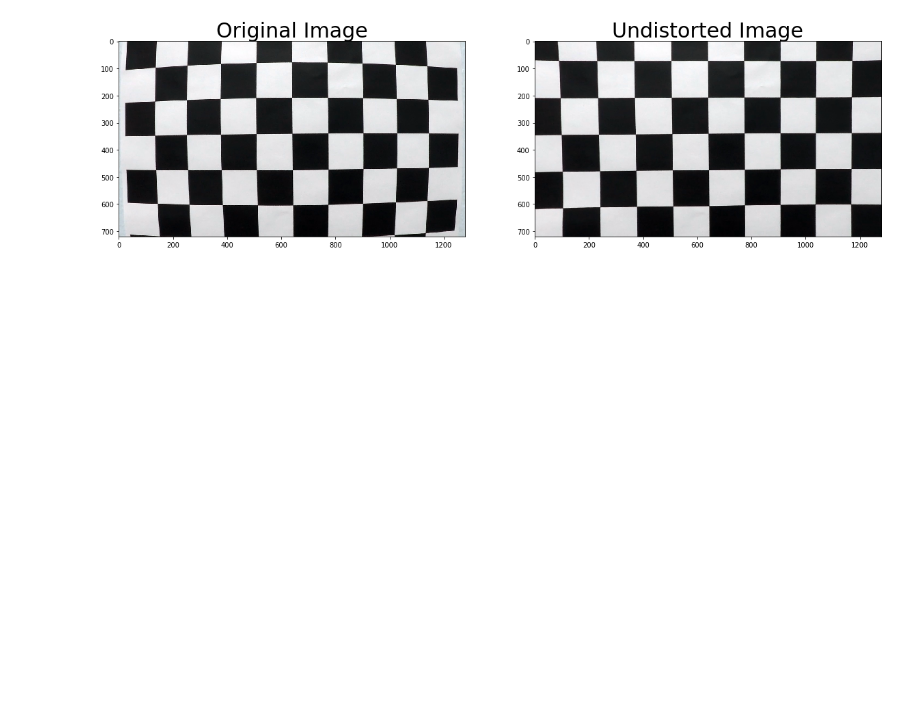
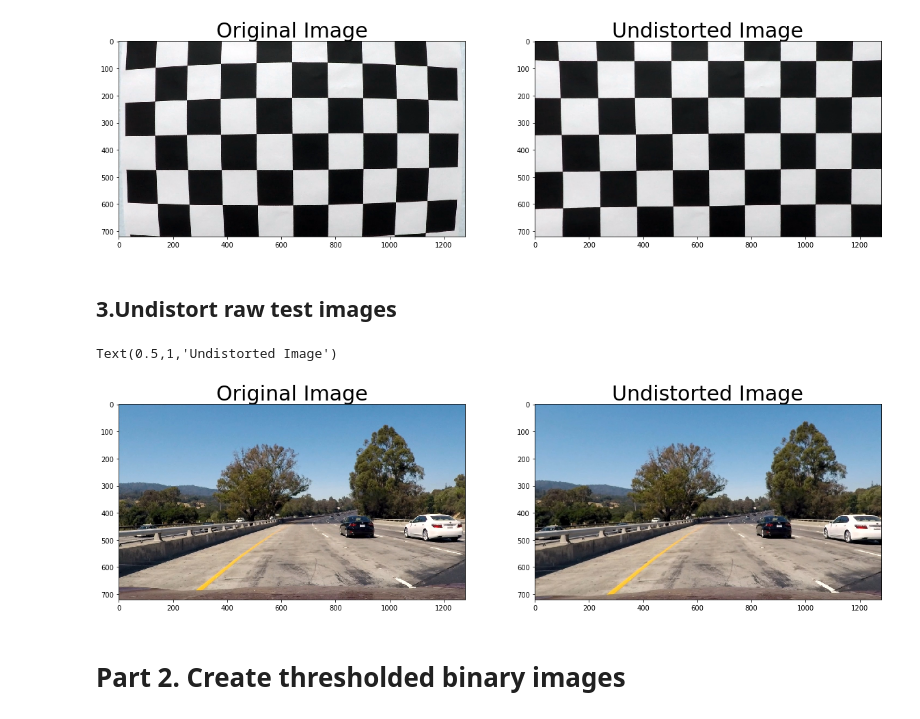
Before and after one commit to LeisAlAyoubi/-CarND-Advanced-Lane-Lines, a Jupyter notebook: advanced_lane_line_project.ipynb, the cells around one changed output. Saved outputs shown, nothing was run; the diff lists cells and outputs as text; code cells hidden in the pictures; blank space fills up the shorter version.

Commit message:
Undistort completed

```diff
--- a/advanced_lane_line_project.ipynb
+++ b/advanced_lane_line_project.ipynb
@@ -95,3 +95,27 @@ ax2.set_title('Undistorted Image', fontsize=30)
 # %% [output]
 Text(0.5,1,'Undistorted Image')
 [figure]
+# %% [markdown]
+## 3.Undistort raw test images
+# %%
+#load and undistort test images
+test_images = sorted(glob.glob('test_images/test*.jpg'))
+for idx, fname in enumerate(test_images):
+    img = cv2.imread(fname)
+    dst = cv2.undistort(img, mtx, dist, None, mtx)
+    cv2.imwrite('output_images/test_undist' + str(idx+1) + '.jpg',dst)
+
+test_img1 = plt.imread('test_images/test1.jpg')
+test_undist1 = plt.imread('output_images/test_undist1.jpg')
+
+# Visualize undistortion
+f, (ax1, ax2) = plt.subplots(1, 2, figsize=(20,10))
+ax1.imshow(test_img1)
+ax1.set_title('Original Image', fontsize=30)
+ax2.imshow(test_undist1)
+ax2.set_title('Undistorted Image', fontsize=30)
+# %% [output]
+Text(0.5,1,'Undistorted Image')
+[figure, added]
+# %% [markdown]
+# Part 2. Create thresholded binary images
```
Also changed, not shown: parts of 1 cell of this notebook, 6 other files.
